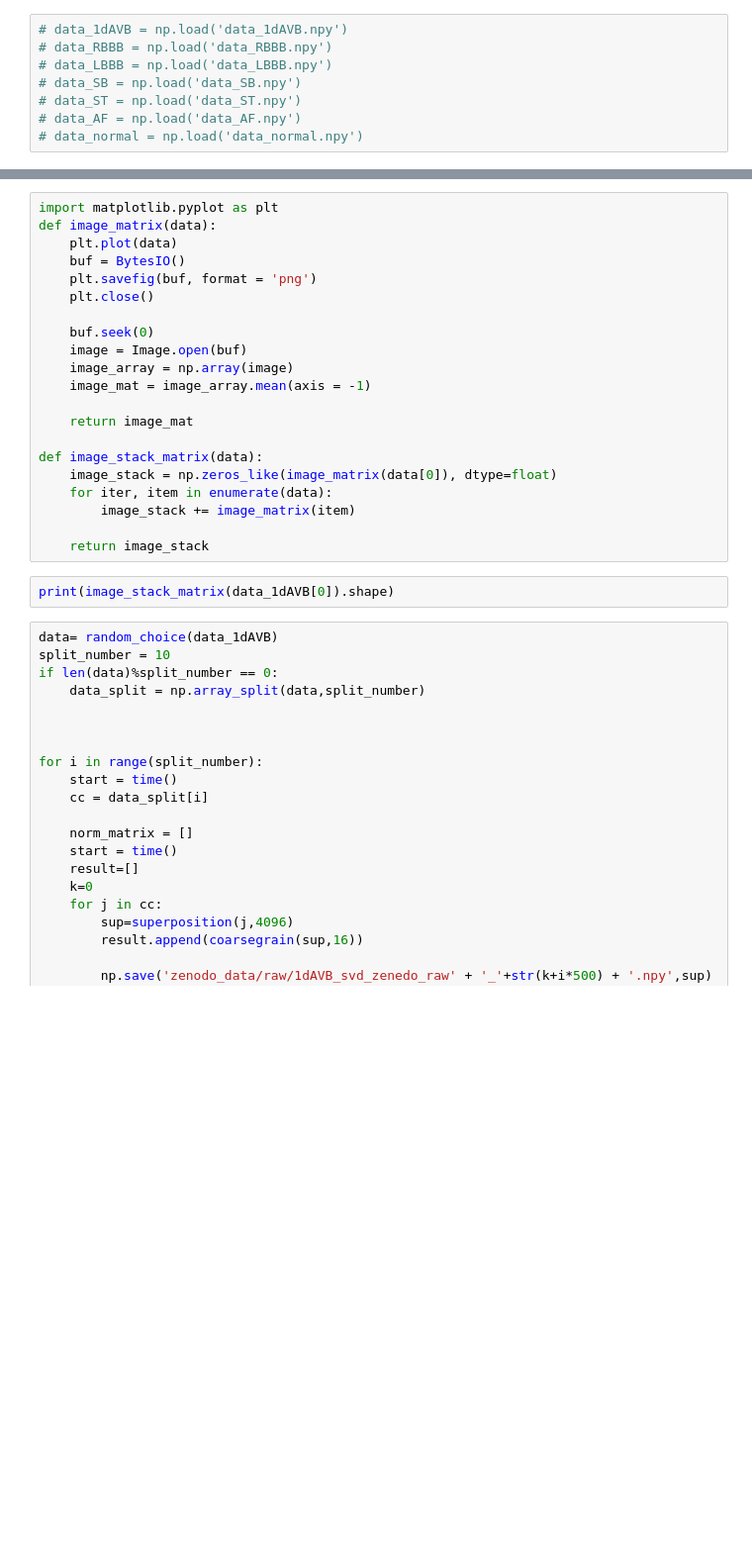
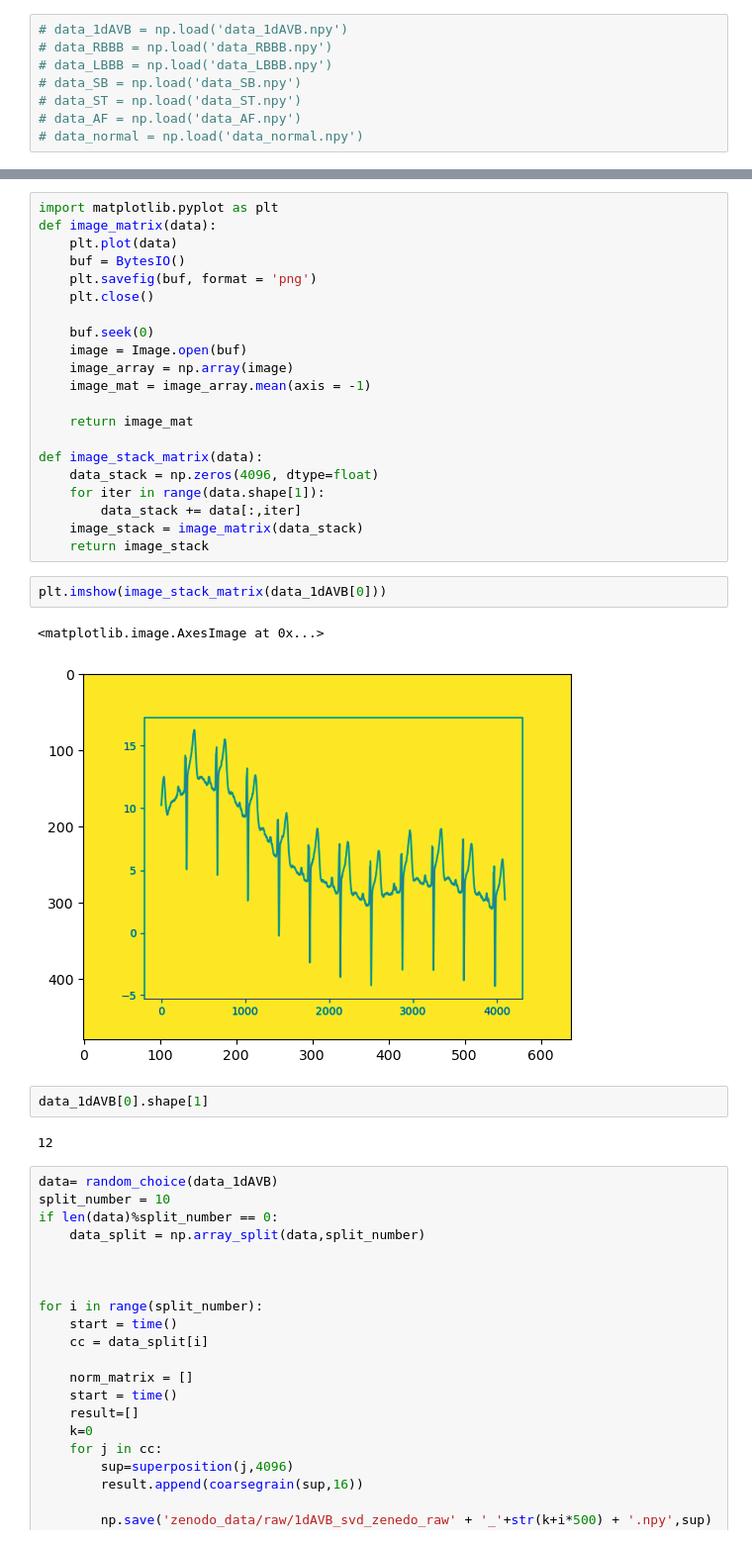
Before and after one commit to bloodykunu39/ECG_ML, a Jupyter notebook: MAIN/zenodo_data/data_analysis_big.ipynb, the cells around one changed output, grey strips where cells are left out. Shown at 99% size. Saved outputs shown, nothing was run; the diff lists cells and outputs as text; blank space fills up the shorter version.

Commit message:
data_stack-commit_2

```diff
--- a/MAIN/zenodo_data/data_analysis_big.ipynb
+++ b/MAIN/zenodo_data/data_analysis_big.ipynb
@@ -453,13 +455,20 @@ def image_matrix(data):
     return image_mat
 
 def image_stack_matrix(data):
-    image_stack = np.zeros_like(image_matrix(data[0]), dtype=float)
-    for iter, item in enumerate(data):
-        image_stack += image_matrix(item)
-
+    data_stack = np.zeros(4096, dtype=float)
+    for iter in range(data.shape[1]):
+        data_stack += data[:,iter]
+    image_stack = image_matrix(data_stack)
     return image_stack
 # %%
-print(image_stack_matrix(data_1dAVB[0]).shape)
+plt.imshow(image_stack_matrix(data_1dAVB[0]))
+# %% [output]
+<matplotlib.image.AxesImage at 0x...>
+[figure, added]
+# %%
+data_1dAVB[0].shape[1]
+# %% [output]
+12
 # %%
 data= random_choice(data_1dAVB)
 split_number = 10
```
Also changed, not shown: parts of 2 cells of this notebook.
